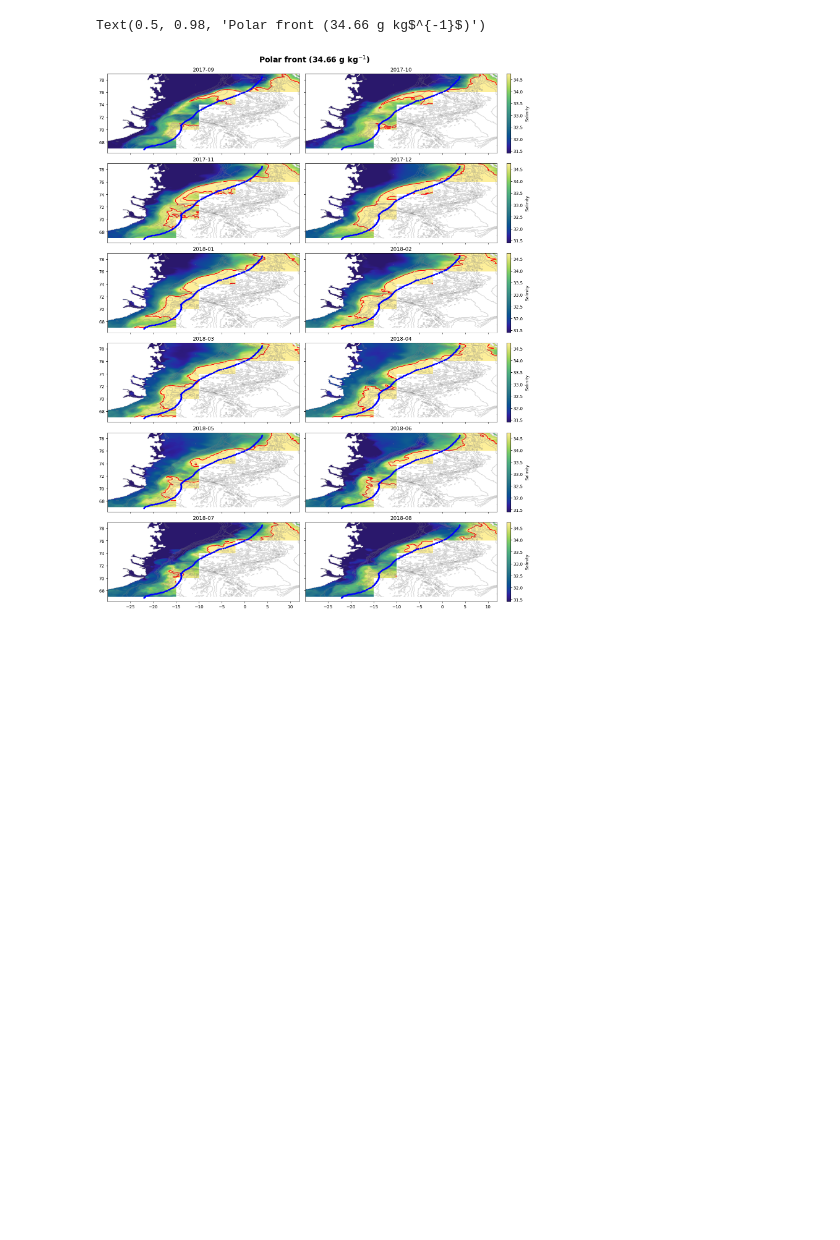
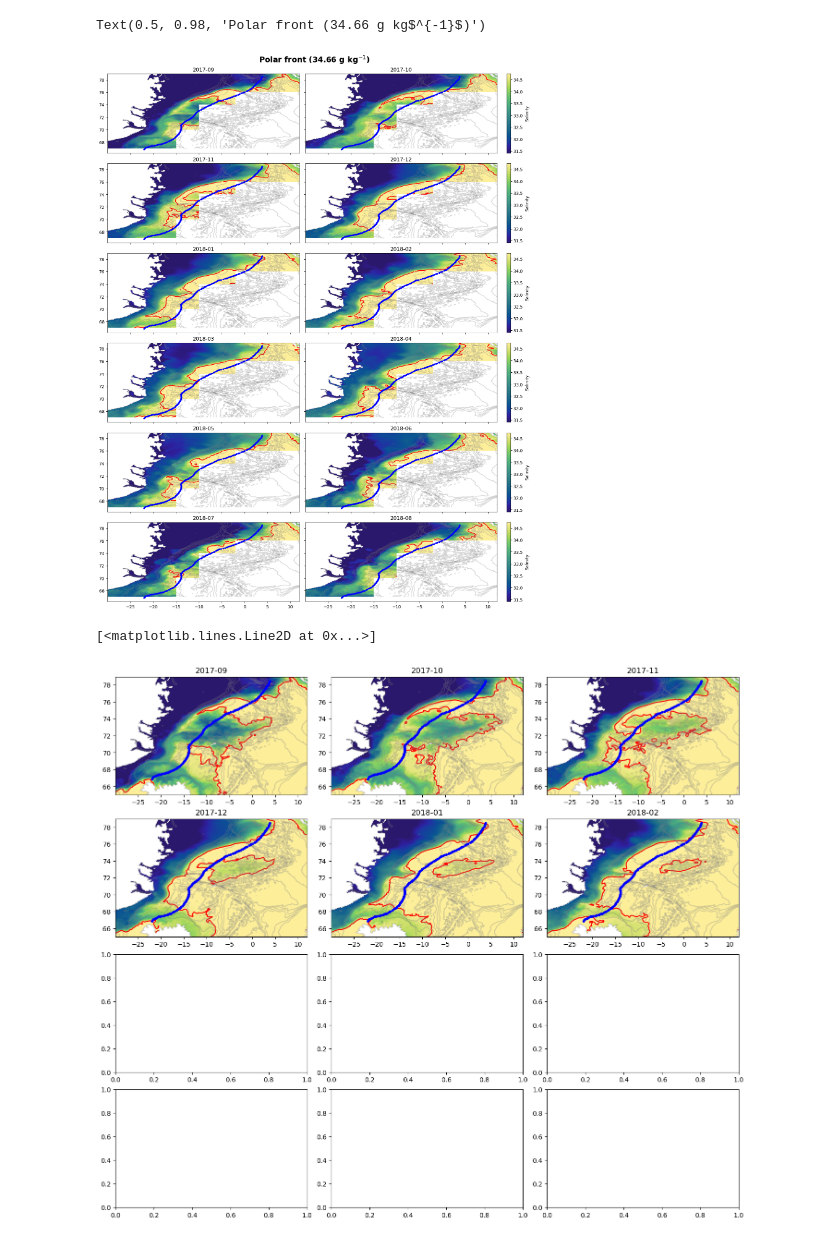
Before and after one commit to EirikKvamme/MScEirik, a Jupyter notebook: AreaInfo/SalinityOverview.ipynb, the cells around one changed output. Saved outputs shown, nothing was run; the diff lists cells and outputs as text; code cells hidden in the pictures; blank space fills up the shorter version.

Commit message:
Tested Mooring array locations with the actuall locations intended. looked into Polarfront with full Nordic Seas dataset.

```diff
--- a/AreaInfo/SalinityOverview.ipynb
+++ b/AreaInfo/SalinityOverview.ipynb
@@ -6,12 +6,14 @@ import gsw
 import oceanspy as ospy
 import cmocean.cm as cmo
 # %%
+df = xr.open_dataset(r'D:\MScData\SA_NordicSeas.nc')['S']
 df_1 = xr.open_dataset('D:/MScData/SA_NordicSeas_67_70.nc')['S']
 df_2 = xr.open_dataset('D:/MScData/SA_NordicSeas_70_74.nc')['S']
 df_3 = xr.open_dataset('D:/MScData/SA_NordicSeas_74_76.nc')['S']
 df_4 = xr.open_dataset('D:/MScData/SA_NordicSeas_76_79.nc')['S']
-depth = xr.open_dataset('D:/MScData/Depth_res.nc')['Depth'].sel(Y=slice(67,79)).sel(X=slice(-30,12))
+depth = xr.open_dataset('D:/MScData/Depth_res.nc')['Depth'].sel(Y=slice(65,79)).sel(X=slice(-30,12))
 # %%
+SA = df.resample(time='ME').mean(dim='time').sel(Z=-1)
 SA1 = df_1.resample(time='ME').mean(dim='time').sel(Z=-1)
 SA2 = df_2.resample(time='ME').mean(dim='time').sel(Z=-1)
 SA3 = df_3.resample(time='ME').mean(dim='time').sel(Z=-1)
@@ -209,3 +211,62 @@ SA1 = df_1.sel(Z=-1).mean(dim='time')
 SA2 = df_2.sel(Z=-1).mean(dim='time')
 SA3 = df_3.sel(Z=-1).mean(dim='time')
 SA4 = df_4.sel(Z=-1).mean(dim='time')
+# %%
+# Create 6x2 subplot grid
+fig, axs = plt.subplots(4, 3, figsize=(14, 12), layout='constrained')
+
+# Flatten the 2D array of axes
+axs_flat = axs.ravel()
+
+# Unpack into individual variables if needed
+(ax1, ax2, ax3, ax4, ax5, ax6, ax7, ax8, ax9, ax10, ax11, ax12) = axs_flat
+
+Å = 0
+ax1.contour(SA.X,SA.Y,SA[Å],[34.66],colors='red')
+ax1.contour(depth.X,depth.Y,depth,colors='grey',alpha=0.3)
+ax1.pcolormesh(SA.X,SA.Y,SA[Å],cmap=cmo.haline,vmin=smin,vmax=smax)
+ax1.set_title(str(SA.time[Å].values)[0:7])
+ax1.plot(extendLon,extendLat,'b--.',label='100km extent from Shelfbreak (400m isobath)')
+
+Å = 1
+
+ax2.contour(SA.X,SA.Y,SA[Å],[34.66],colors='red')
+ax2.contour(depth.X,depth.Y,depth,colors='grey',alpha=0.3)
+ax2.pcolormesh(SA.X,SA.Y,SA[Å],cmap=cmo.haline,vmin=smin,vmax=smax)
+ax2.set_title(str(SA.time[Å].values)[0:7])
+ax2.plot(extendLon,extendLat,'b--.',label='100km extent from Shelfbreak (400m isobath)')
+
+Å = 2
+
+ax3.contour(SA.X,SA.Y,SA[Å],[34.66],colors='red')
+ax3.contour(depth.X,depth.Y,depth,colors='grey',alpha=0.3)
+ax3.pcolormesh(SA.X,SA.Y,SA[Å],cmap=cmo.haline,vmin=smin,vmax=smax)
+ax3.set_title(str(SA.time[Å].values)[0:7])
+ax3.plot(extendLon,extendLat,'b--.',label='100km extent from Shelfbreak (400m isobath)')
+
+Å = 3
+
+ax4.contour(SA.X,SA.Y,SA[Å],[34.66],colors='red')
+ax4.contour(depth.X,depth.Y,depth,colors='grey',alpha=0.3)
+ax4.pcolormesh(SA.X,SA.Y,SA[Å],cmap=cmo.haline,vmin=smin,vmax=smax)
+ax4.set_title(str(SA.time[Å].values)[0:7])
+ax4.plot(extendLon,extendLat,'b--.',label='100km extent from Shelfbreak (400m isobath)')
+
+Å = 4
+
+ax5.contour(SA.X,SA.Y,SA[Å],[34.66],colors='red')
+ax5.contour(depth.X,depth.Y,depth,colors='grey',alpha=0.3)
+ax5.pcolormesh(SA.X,SA.Y,SA[Å],cmap=cmo.haline,vmin=smin,vmax=smax)
+ax5.set_title(str(SA.time[Å].values)[0:7])
+ax5.plot(extendLon,extendLat,'b--.',label='100km extent from Shelfbreak (400m isobath)')
+
+Å = 5
+
+ax6.contour(SA.X,SA.Y,SA[Å],[34.66],colors='red')
+ax6.contour(depth.X,depth.Y,depth,colors='grey',alpha=0.3)
+ax6.pcolormesh(SA.X,SA.Y,SA[Å],cmap=cmo.haline,vmin=smin,vmax=smax)
+ax6.set_title(str(SA.time[Å].values)[0:7])
+ax6.plot(extendLon,extendLat,'b--.',label='100km extent from Shelfbreak (400m isobath)')
+# %% [output]
+[<matplotlib.lines.Line2D at 0x...>]
+[figure, added]
```
Also changed, not shown: 1 other file.
